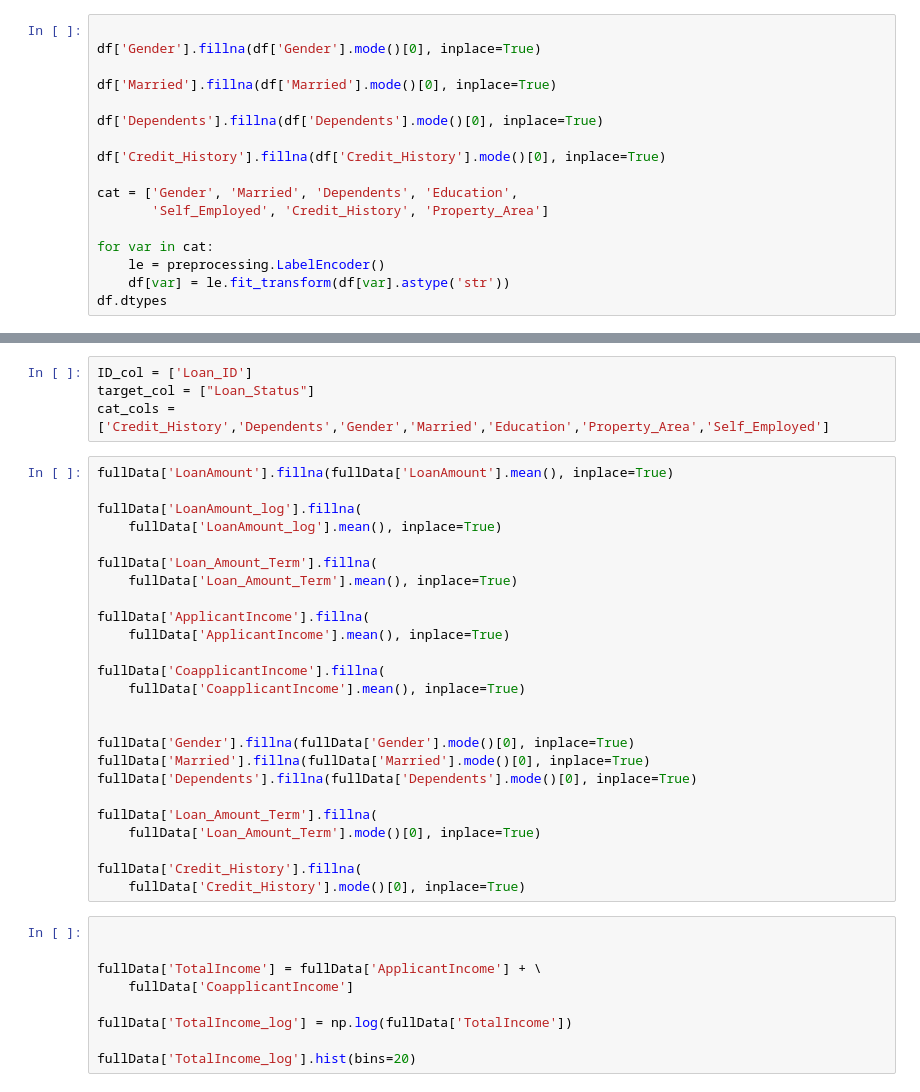
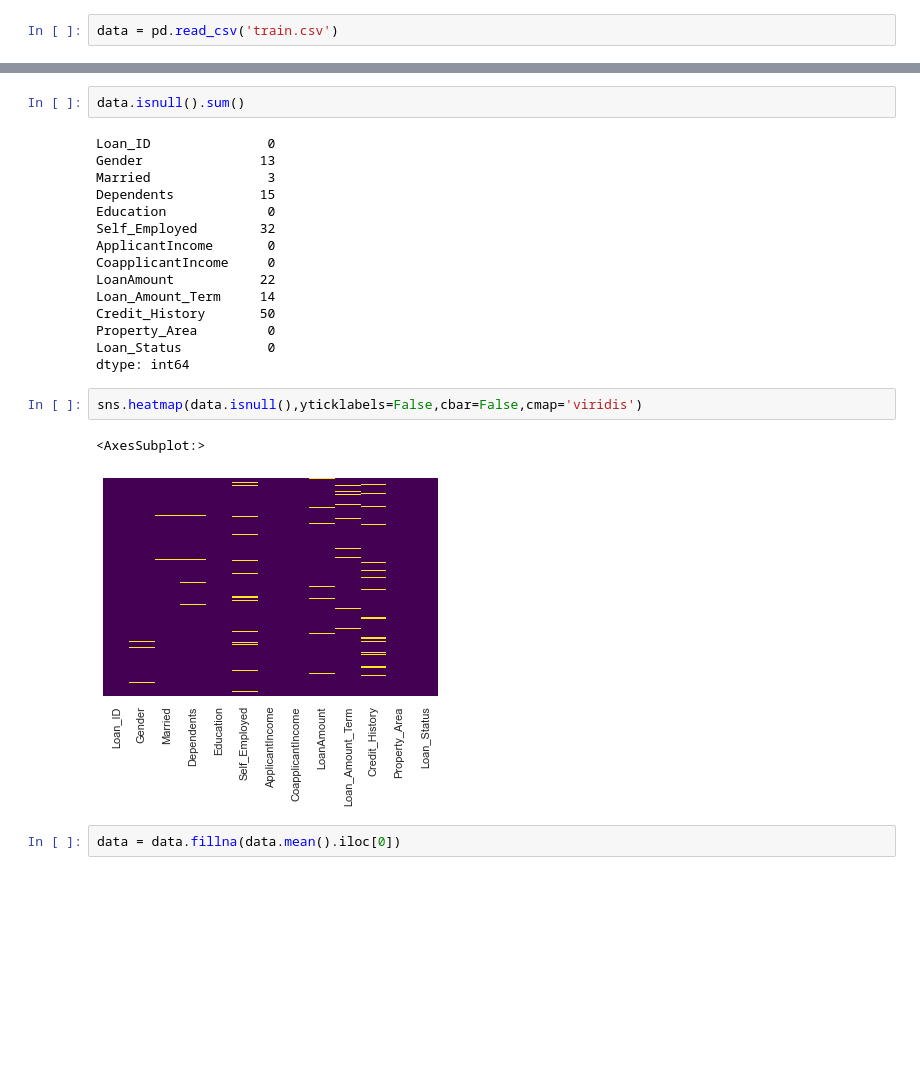
Before and after one commit to mokaty1818795/loan-pred-backend, a Jupyter notebook: app/data/loan_prediction_model.ipynb, the cells around one changed output, grey strips where cells are left out. Drawn from its saved outputs; the diff is of its cells as text; blank space fills up the shorter version.

```diff
--- a/app/data/loan_prediction_model.ipynb
+++ b/app/data/loan_prediction_model.ipynb
@@ -11,18 +17,3 @@ test = pd.read_csv("test.csv")
 # %%
-
-df['Gender'].fillna(df['Gender'].mode()[0], inplace=True)
-
-df['Married'].fillna(df['Married'].mode()[0], inplace=True)
-
-df['Dependents'].fillna(df['Dependents'].mode()[0], inplace=True)
-
-df['Credit_History'].fillna(df['Credit_History'].mode()[0], inplace=True)
-
-cat = ['Gender', 'Married', 'Dependents', 'Education',
-       'Self_Employed', 'Credit_History', 'Property_Area']
-
-for var in cat:
-    le = preprocessing.LabelEncoder()
-    df[var] = le.fit_transform(df[var].astype('str'))
-df.dtypes
+data = pd.read_csv('train.csv')
 # %%
@@ -65,39 +51,25 @@ fullData.isnull().sum()
 # %%
-ID_col = ['Loan_ID']
-target_col = ["Loan_Status"]
-cat_cols = ['Credit_History','Dependents','Gender','Married','Education','Property_Area','Self_Employed']
+data.isnull().sum()
+# %% [output]
+Loan_ID               0
+Gender               13
+Married               3
+Dependents           15
+Education             0
+Self_Employed        32
+ApplicantIncome       0
+CoapplicantIncome     0
+LoanAmount           22
+Loan_Amount_Term     14
+Credit_History       50
+Property_Area         0
+Loan_Status           0
+dtype: int64
 # %%
-fullData['LoanAmount'].fillna(fullData['LoanAmount'].mean(), inplace=True)
-
-fullData['LoanAmount_log'].fillna(
-    fullData['LoanAmount_log'].mean(), inplace=True)
-
-fullData['Loan_Amount_Term'].fillna(
-    fullData['Loan_Amount_Term'].mean(), inplace=True)
-
-fullData['ApplicantIncome'].fillna(
-    fullData['ApplicantIncome'].mean(), inplace=True)
-
-fullData['CoapplicantIncome'].fillna(
-    fullData['CoapplicantIncome'].mean(), inplace=True)
-
-
-fullData['Gender'].fillna(fullData['Gender'].mode()[0], inplace=True)
-fullData['Married'].fillna(fullData['Married'].mode()[0], inplace=True)
-fullData['Dependents'].fillna(fullData['Dependents'].mode()[0], inplace=True)
-
-fullData['Loan_Amount_Term'].fillna(
-    fullData['Loan_Amount_Term'].mode()[0], inplace=True)
-
-fullData['Credit_History'].fillna(
-    fullData['Credit_History'].mode()[0], inplace=True)
+sns.heatmap(data.isnull(),yticklabels=False,cbar=False,cmap='viridis')
+# %% [output]
+<AxesSubplot:>
+[figure, added]
 # %%
-
-
-fullData['TotalIncome'] = fullData['ApplicantIncome'] + \
-    fullData['CoapplicantIncome']
-
-fullData['TotalIncome_log'] = np.log(fullData['TotalIncome'])
-
-fullData['TotalIncome_log'].hist(bins=20)
+data = data.fillna(data.mean().iloc[0])
 # %%
```
Also changed, not shown: parts of 21 cells of this notebook, 13 other files.
